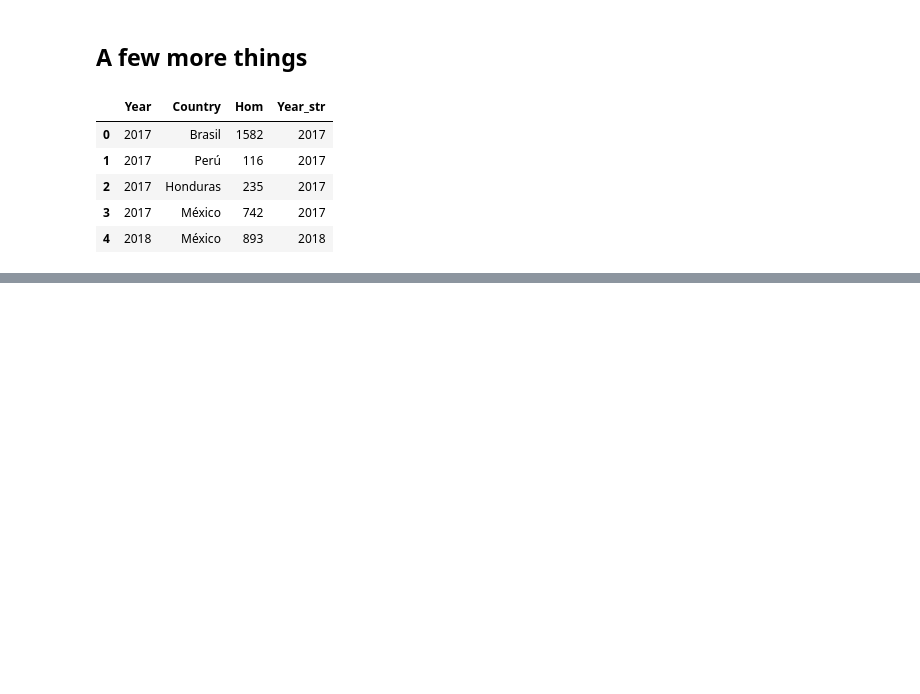
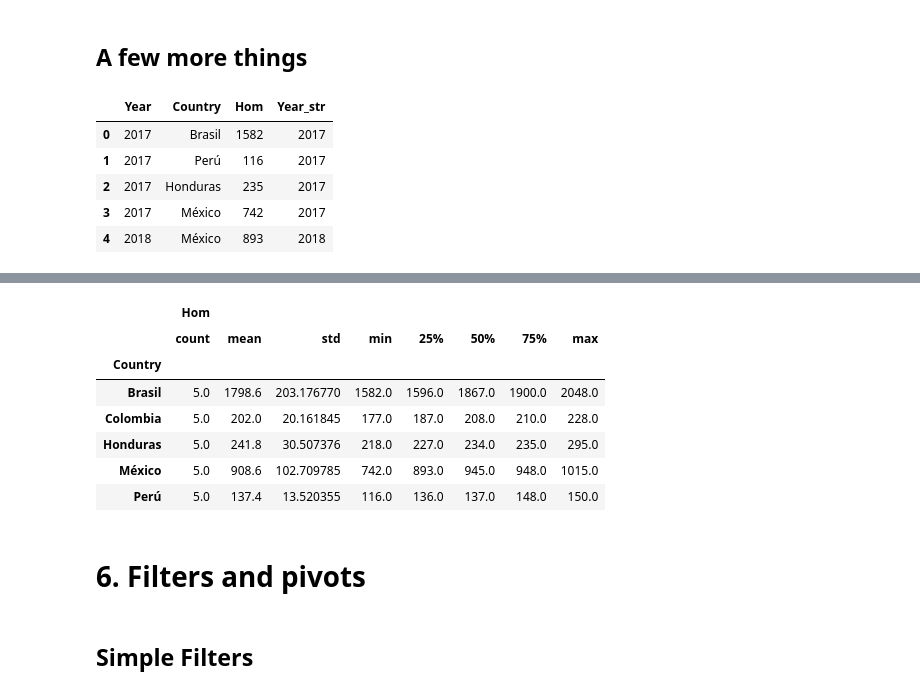
Before and after one commit to glenda2912/Tous12, a Jupyter notebook: Feminicides_(exam_2).ipynb, the cells around one changed output, grey strips where cells are left out. Drawn from its saved outputs; the diff is of its cells as text; code cells hidden in the pictures; blank space fills up the shorter version.

```diff
--- a/Feminicides_(exam_2).ipynb
+++ b/Feminicides_(exam_2).ipynb
@@ -88,0 +149,16 @@ pp.head()
+# %%
+# By variable and by country
+pp[['Hom']].groupby('Country').describe()
+# %% [output]
+|  | Hom |  |  |  |  |  |  |  |
+|  | count | mean | std | min | 25% | 50% | 75% | max |
+| Country |  |  |  |  |  |  |  |  |
+| Brasil | 5.0 | 1798.6 | 203.176770 | 1582.0 | 1596.0 | 1867.0 | 1900.0 | 2048.0 |
+| Colombia | 5.0 | 202.0 | 20.161845 | 177.0 | 187.0 | 208.0 | 210.0 | 228.0 |
+| Honduras | 5.0 | 241.8 | 30.507376 | 218.0 | 227.0 | 234.0 | 235.0 | 295.0 |
+| México | 5.0 | 908.6 | 102.709785 | 742.0 | 893.0 | 945.0 | 948.0 | 1015.0 |
+| Perú | 5.0 | 137.4 | 13.520355 | 116.0 | 136.0 | 137.0 | 148.0 | 150.0 |
+# %% [markdown]
+# **6. Filters and pivots**
+# %% [markdown]
+## Simple Filters
```
Also changed, not shown: parts of 16 cells of this notebook.
